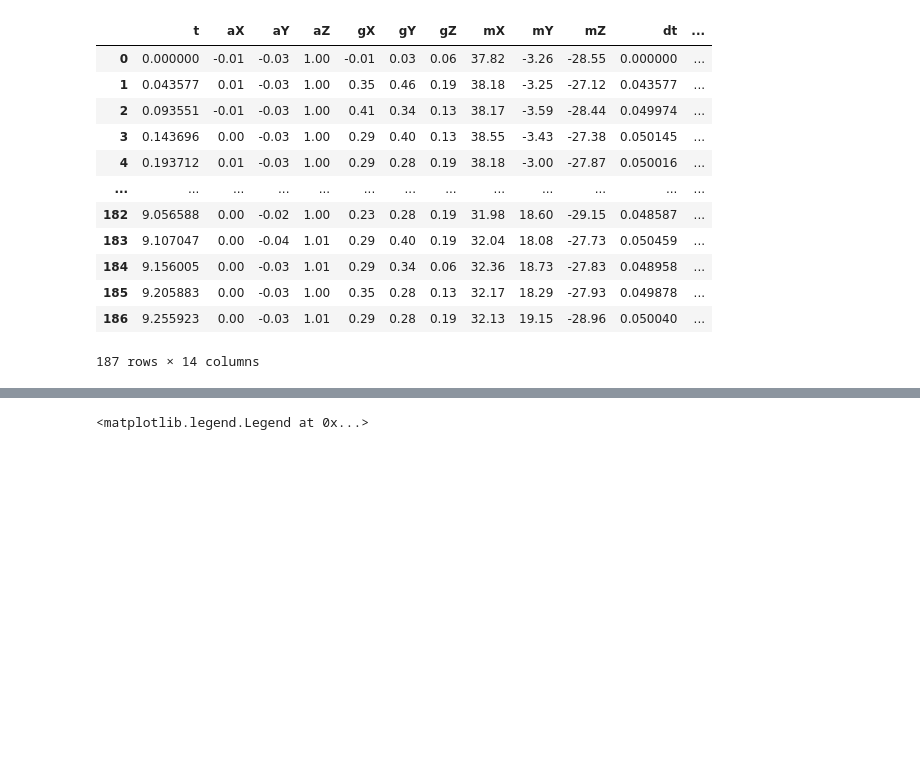
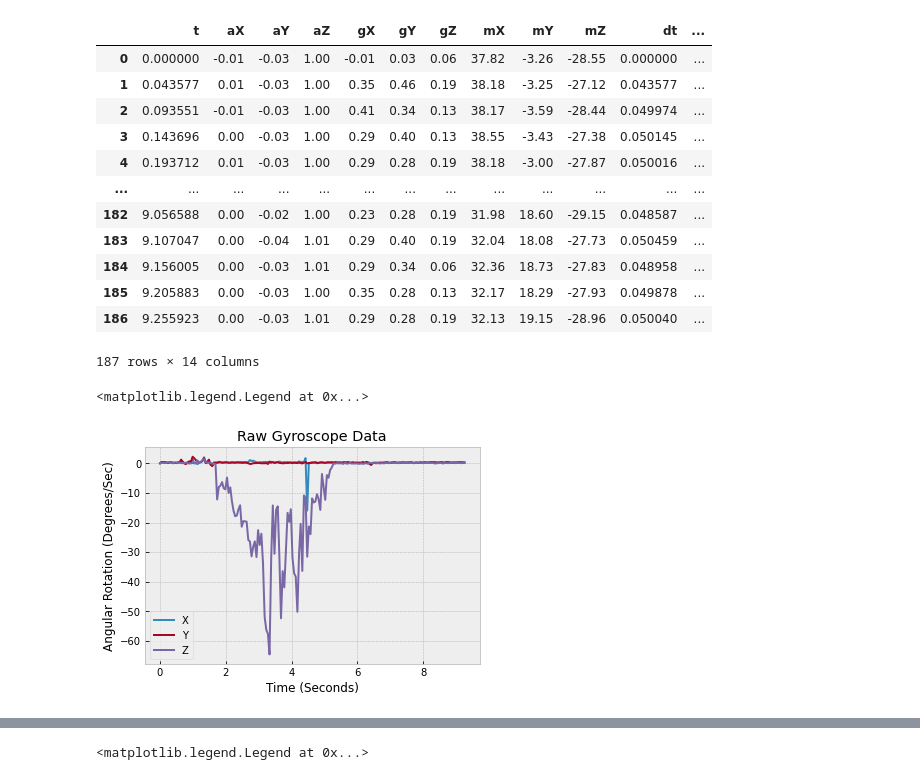
Before and after one commit to micahbow/liftVectr, a Jupyter notebook: Arduino Files/Python/CSV_Data_Testing.ipynb, the cells around one changed output, grey strips where cells are left out. Cells and saved outputs as stored; diff of their text form; code cells hidden in the pictures; blank space fills up the shorter version.

```diff
--- a/Arduino Files/Python/CSV_Data_Testing.ipynb
+++ b/Arduino Files/Python/CSV_Data_Testing.ipynb
@@ -74,3 +74,15 @@ for i in range(df.shape[0]):
     xAngles += [xyzAngles[0]]
     yAngles += [xyzAngles[1]]
     zAngles += [xyzAngles[2]]
+# %%
+#Plot raw gyro data
+plt.plot(df['t'],df['gX'],label='X')
+plt.plot(df['t'],df['gY'],label='Y')
+plt.plot(df['t'],df['gZ'], label='Z')
+plt.xlabel('Time (Seconds)');
+plt.ylabel('Angular Rotation (Degrees/Sec)')
+plt.title("Raw Gyroscope Data")
+plt.legend()
+# %% [output]
+<matplotlib.legend.Legend at 0x...>
+[figure, added]
```
Also changed, not shown: parts of 4 cells of this notebook, 1 other file.
